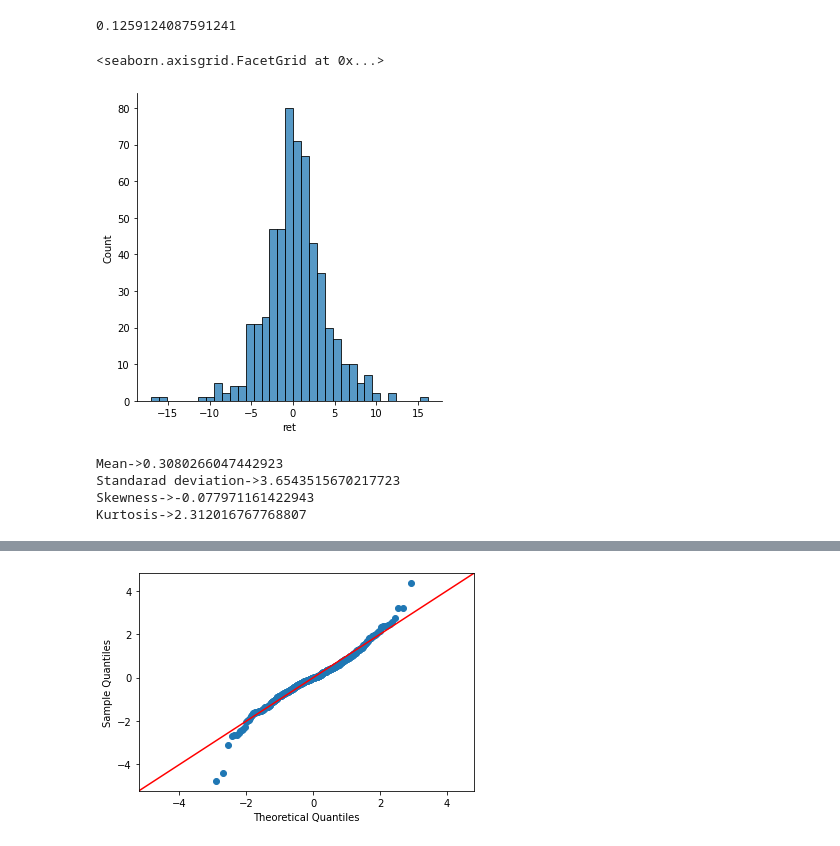
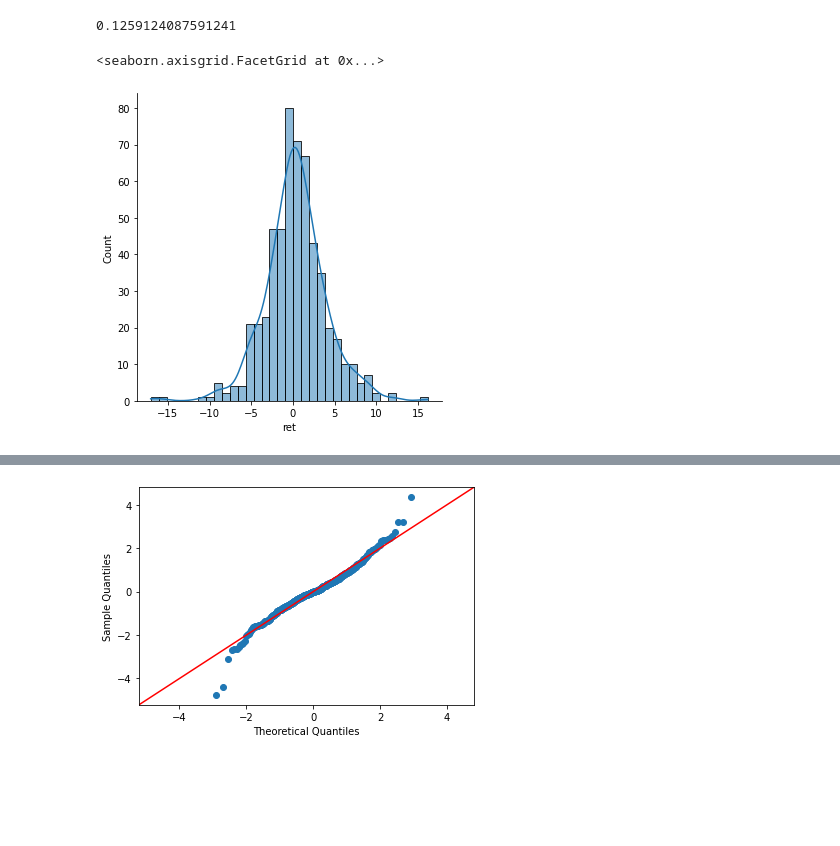
Before and after one commit to shivams289/Kaggle-Projects, a Jupyter notebook: Option_strats/Strategy_thursday_return _dist.ipynb, the cells around one changed output, grey strips where cells are left out. Saved outputs shown, nothing was run; the diff lists cells and outputs as text; code cells hidden in the pictures; blank space fills up the shorter version.

```diff
--- a/Option_strats/Strategy_thursday_return _dist.ipynb
+++ b/Option_strats/Strategy_thursday_return _dist.ipynb
@@ -43,0 +65,4 @@ nifty['dayofweek'] = nifty.date.dt.dayofweek
+# %%
+df['drawdown'] = (df['close']/df['close'].cummax() -1)*100
+
+nifty['drawdown'] = (nifty['close']/nifty['close'].cummax() -1)*100
@@ -87,16 +153,7 @@ new[(new.ret >= new.ret.mean()+1*new.ret.std())].shape[0]/new.shape[0]
 # %% [output]
 0.1259124087591241
 # %%
-sns.displot(new.ret)
+sns.displot(new.ret, kde = True)
 # %% [output]
 <seaborn.axisgrid.FacetGrid at 0x...>
-[figure, old version]
+[figure, new version]
-# %%
-#A bit Negatively skewed
-#Kurtosis approximately equal to normal which is 3
-print(f'Mean->{new.ret.mean()}\nStandarad deviation->{new.ret.std()}\nSkewness->{new.ret.skew()}\nKurtosis->{new.ret.kurt()}')
-# %% [output]
-Mean->0.3080266047442923
-Standarad deviation->3.6543515670217723
-Skewness->-0.077971161422943
-Kurtosis->2.312016767768807
```
Also changed, not shown: parts of 19 cells of this notebook.
